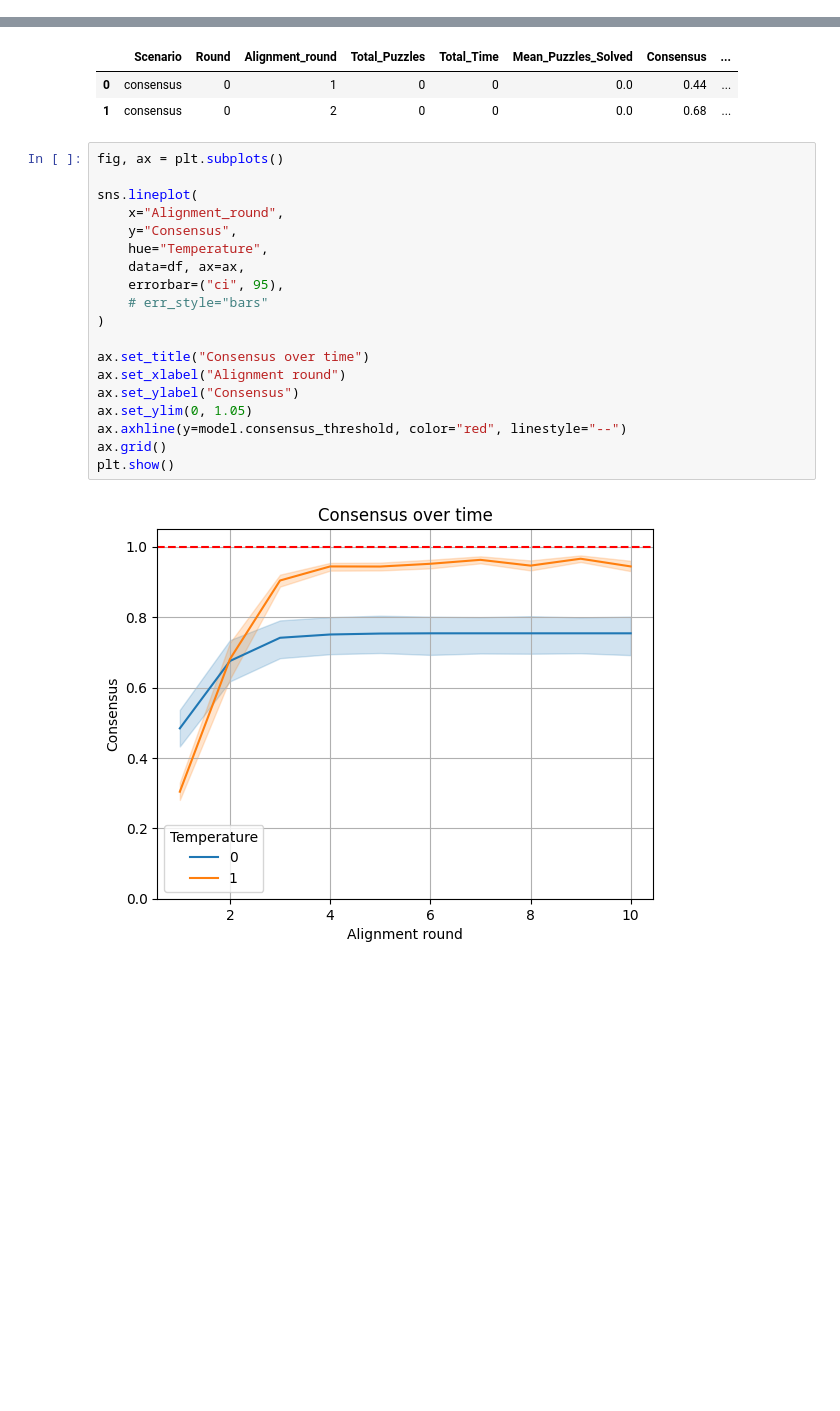
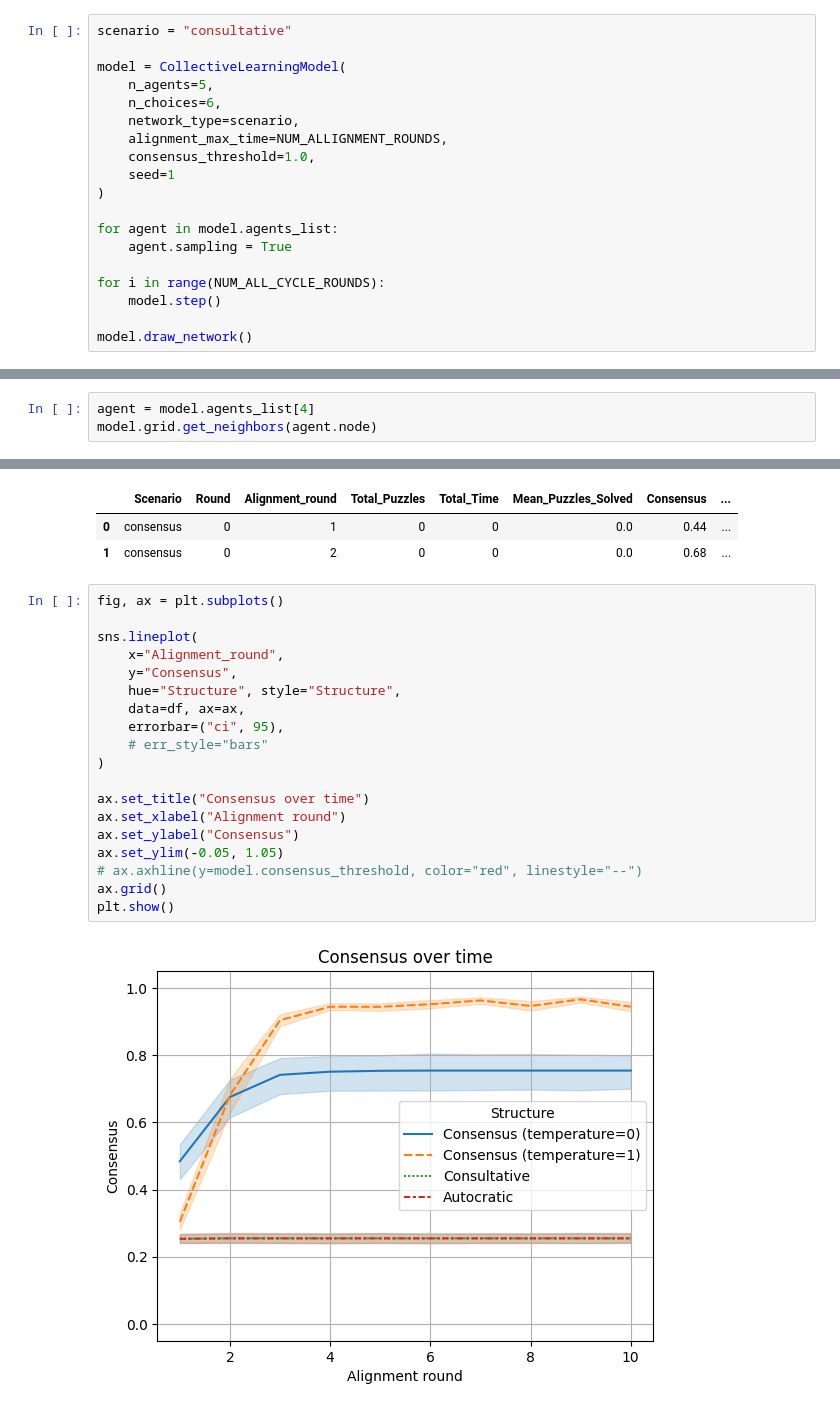
Before and after one commit to maxmalikov/Collective-Learning, a Jupyter notebook: Main/notebooks/alignmnet.ipynb, the cells around one changed output, grey strips where cells are left out. Drawn from its saved outputs; the diff is of its cells as text; blank space fills up the shorter version.

Commit message:
add structures and alignment exploration

```diff
--- a/Main/notebooks/alignmnet.ipynb
+++ b/Main/notebooks/alignmnet.ipynb
@@ -9,0 +32,19 @@ from models_cl import CollectiveLearningModel
+# %%
+scenario = "consultative"
+
+model = CollectiveLearningModel(
+    n_agents=5,
+    n_choices=6,
+    network_type=scenario,
+    alignment_max_time=NUM_ALLIGNMENT_ROUNDS,
+    consensus_threshold=1.0,
+    seed=1
+)
+
+for agent in model.agents_list:
+    agent.sampling = True
+
+for i in range(NUM_ALL_CYCLE_ROUNDS):
+    model.step()
+
+model.draw_network()
@@ -9,0 +54,3 @@ from models_cl import CollectiveLearningModel
+# %%
+agent = model.agents_list[4]
+model.grid.get_neighbors(agent.node)
@@ -64,21 +169,21 @@ df.head(2)
 # %%
 fig, ax = plt.subplots()
 
 sns.lineplot(
     x="Alignment_round",
     y="Consensus",
-    hue="Temperature",
+    hue="Structure", style="Structure",
     data=df, ax=ax,
     errorbar=("ci", 95),
     # err_style="bars"
 )
 
 ax.set_title("Consensus over time")
 ax.set_xlabel("Alignment round")
 ax.set_ylabel("Consensus")
-ax.set_ylim(0, 1.05)
-ax.axhline(y=model.consensus_threshold, color="red", linestyle="--")
+ax.set_ylim(-0.05, 1.05)
+# ax.axhline(y=model.consensus_threshold, color="red", linestyle="--")
 ax.grid()
 plt.show()
 # %% [output]
-[figure, old version]
+[figure, new version]
```
Also changed, not shown: parts of 4 cells of this notebook, 4 other files.
